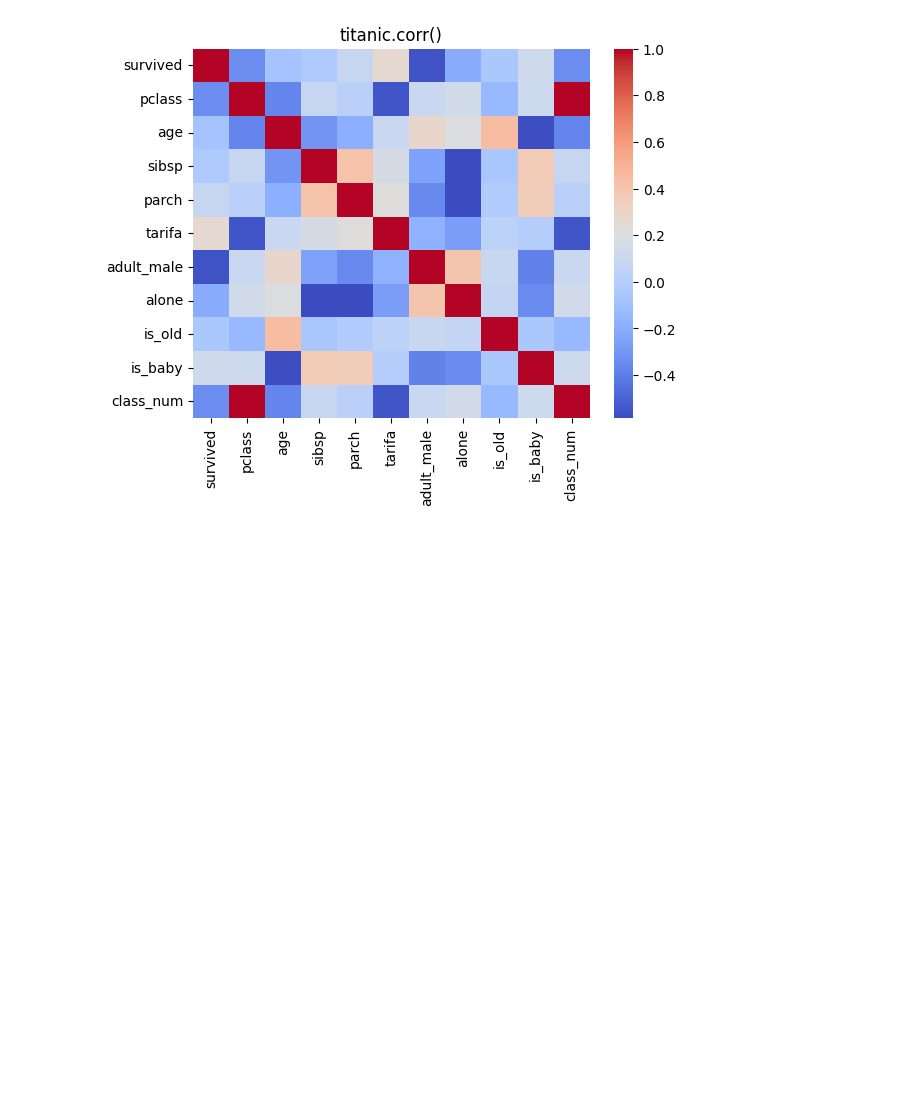
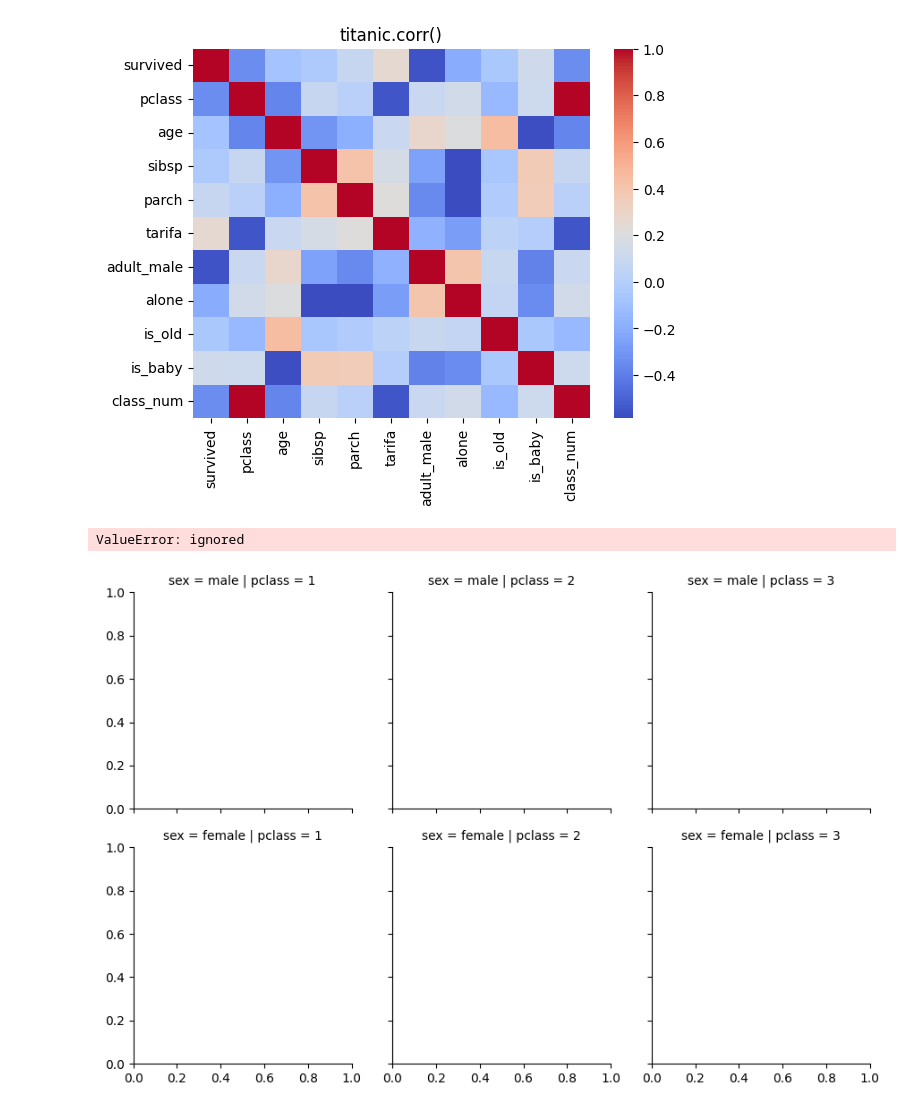
Before and after one commit to Lupeve/08MBID-Visualizacion-de-Datos, a Jupyter notebook: AG3_VIU.ipynb, the cells around one changed output. Drawn from its saved outputs; the diff is of its cells as text; code cells hidden in the pictures; blank space fills up the shorter version.

```diff
--- a/AG3_VIU.ipynb
+++ b/AG3_VIU.ipynb
@@ -155,3 +155,14 @@ plt.title('titanic.corr()')
 # %% [output]
 Text(0.5, 1.0, 'titanic.corr()')
 [figure]
+# %%
+# Matriz de gráficos
+g = sns.FacetGrid(titanic, row='sex',col='pclass')
+g.map(sns.countplot, "age", hue="survived")
+plt.show()
+
+for ax in g.axes.flat:
+    ax.set_xticks(ax.get_xticks()[::20])
+# %% [output]
+ValueError: ignored
+[figure, added]
```
